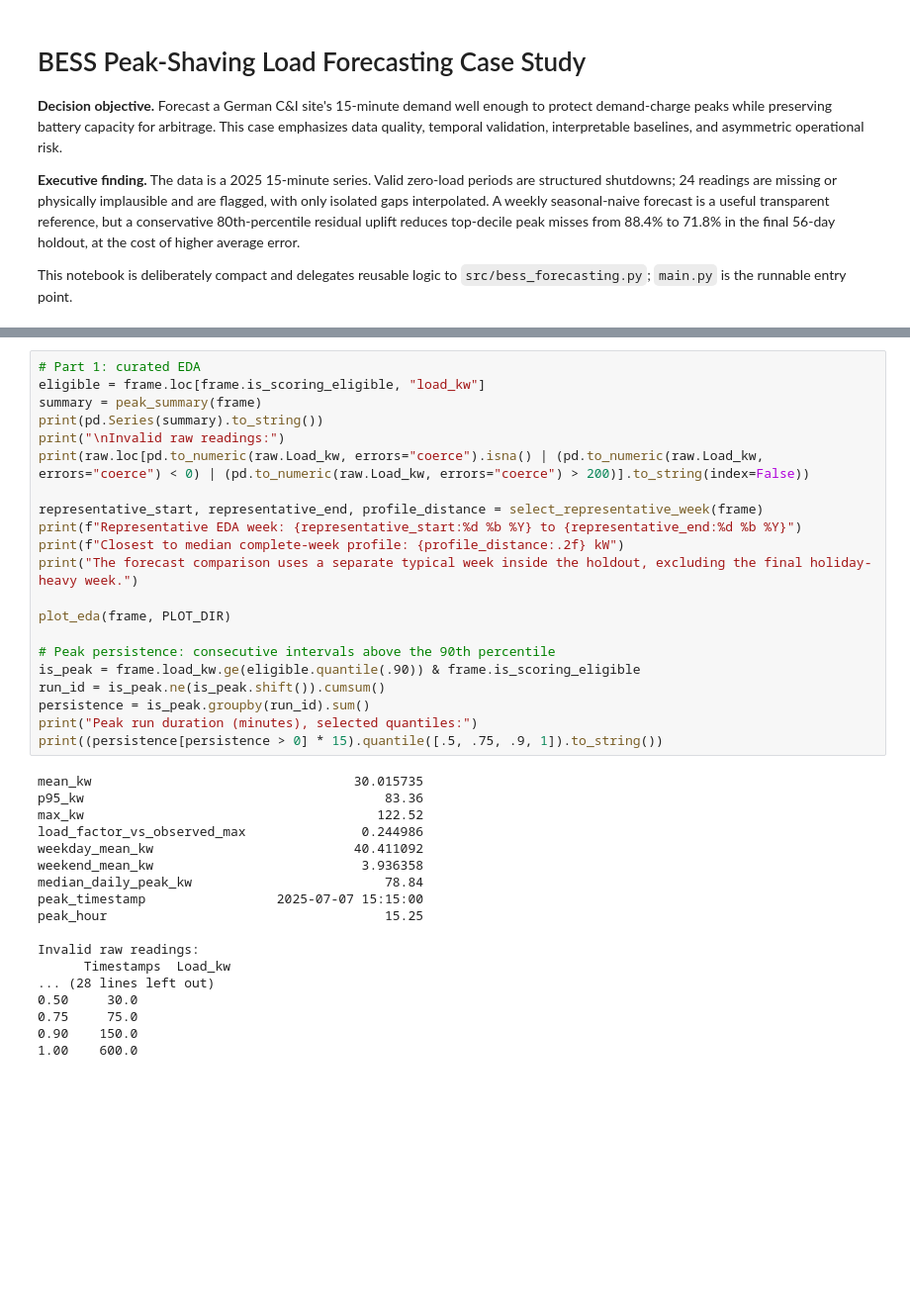
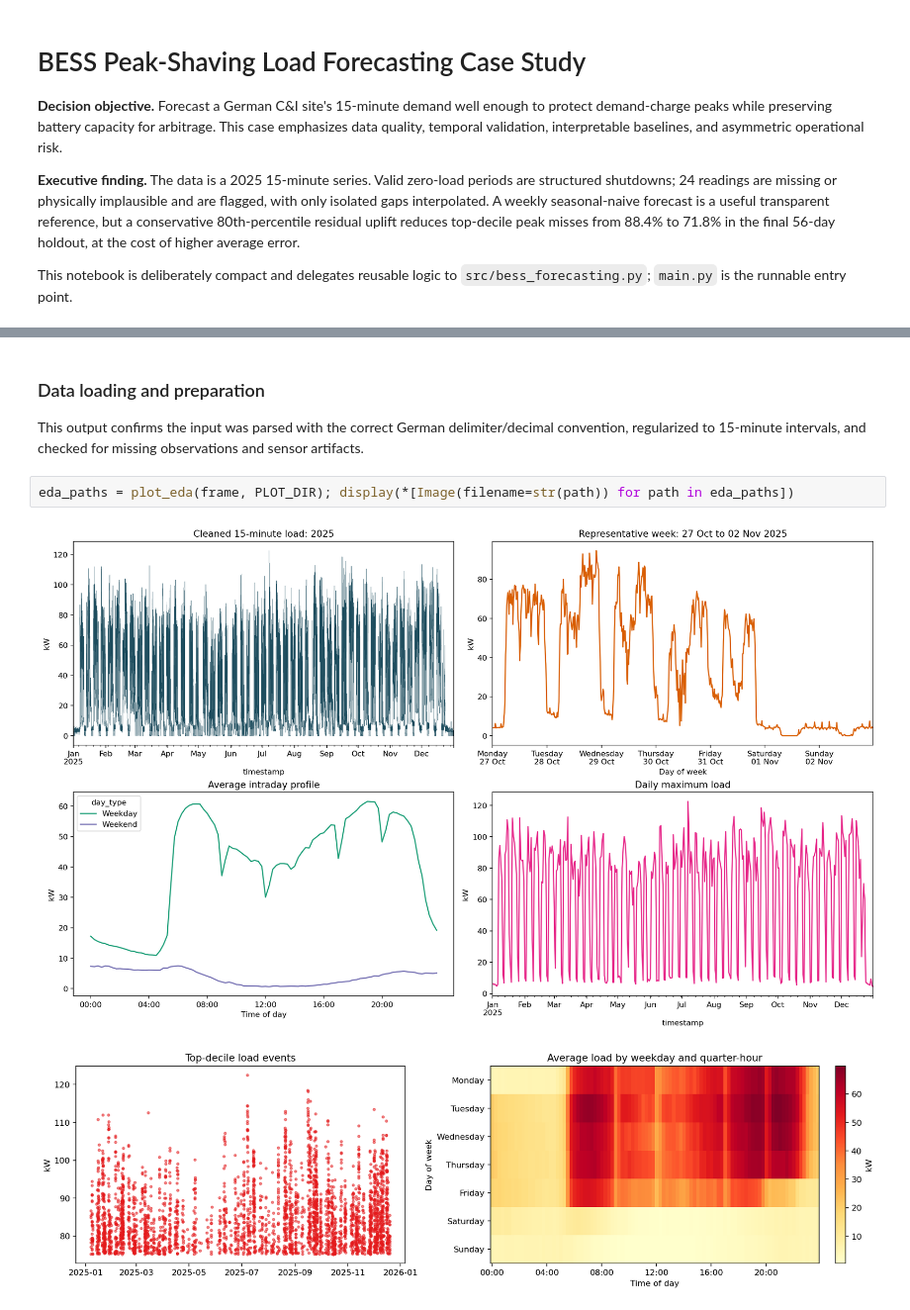
Before and after one commit to killivion/2026_BESS_PeakShavings, a Jupyter notebook: bess_peak_shaving_case_study.ipynb, the cells around one changed output, grey strips where cells are left out. Shown at 99% size. Cells and saved outputs as stored; diff of their text form; blank space fills up the shorter version.

```diff
--- a/bess_peak_shaving_case_study.ipynb
+++ b/bess_peak_shaving_case_study.ipynb
@@ -99,39 +67,8 @@ Artifact/interpolated/remaining missing: 163 22 141
+# %% [markdown]
+### Data loading and preparation
+This output confirms the input was parsed with the correct German delimiter/decimal convention, regularized to 15-minute intervals, and checked for missing observations and sensor artifacts.
 # %%
-# Part 1: curated EDA
-eligible = frame.loc[frame.is_scoring_eligible, "load_kw"]
-summary = peak_summary(frame)
-print(pd.Series(summary).to_string())
-print("\nInvalid raw readings:")
-print(raw.loc[pd.to_numeric(raw.Load_kw, errors="coerce").isna() | (pd.to_numeric(raw.Load_kw, errors="coerce") < 0) | (pd.to_numeric(raw.Load_kw, errors="coerce") > 200)].to_string(index=False))
-
-representative_start, representative_end, profile_distance = select_representative_week(frame)
-print(f"Representative EDA week: {representative_start:%d %b %Y} to {representative_end:%d %b %Y}")
-print(f"Closest to median complete-week profile: {profile_distance:.2f} kW")
-print("The forecast comparison uses a separate typical week inside the holdout, excluding the final holiday-heavy week.")
-
-plot_eda(frame, PLOT_DIR)
-
-# Peak persistence: consecutive intervals above the 90th percentile
-is_peak = frame.load_kw.ge(eligible.quantile(.90)) & frame.is_scoring_eligible
-run_id = is_peak.ne(is_peak.shift()).cumsum()
-persistence = is_peak.groupby(run_id).sum()
-print("Peak run duration (minutes), selected quantiles:")
-print((persistence[persistence > 0] * 15).quantile([.5, .75, .9, 1]).to_string())
+eda_paths = plot_eda(frame, PLOT_DIR); display(*[Image(filename=str(path)) for path in eda_paths])
 # %% [output]
-mean_kw                                  30.015735
-p95_kw                                       83.36
-max_kw                                      122.52
-load_factor_vs_observed_max               0.244986
-weekday_mean_kw                          40.411092
-weekend_mean_kw                           3.936358
-median_daily_peak_kw                         78.84
-peak_timestamp                 2025-07-07 15:15:00
-peak_hour                                    15.25
-
-Invalid raw readings:
-      Timestamps  Load_kw
-... (28 lines left out)
-0.50     30.0
-0.75     75.0
-0.90    150.0
-1.00    600.0
+[figure, added]
+[figure, added]
```
Also changed, not shown: parts of 9 cells of this notebook, 2 other files.
